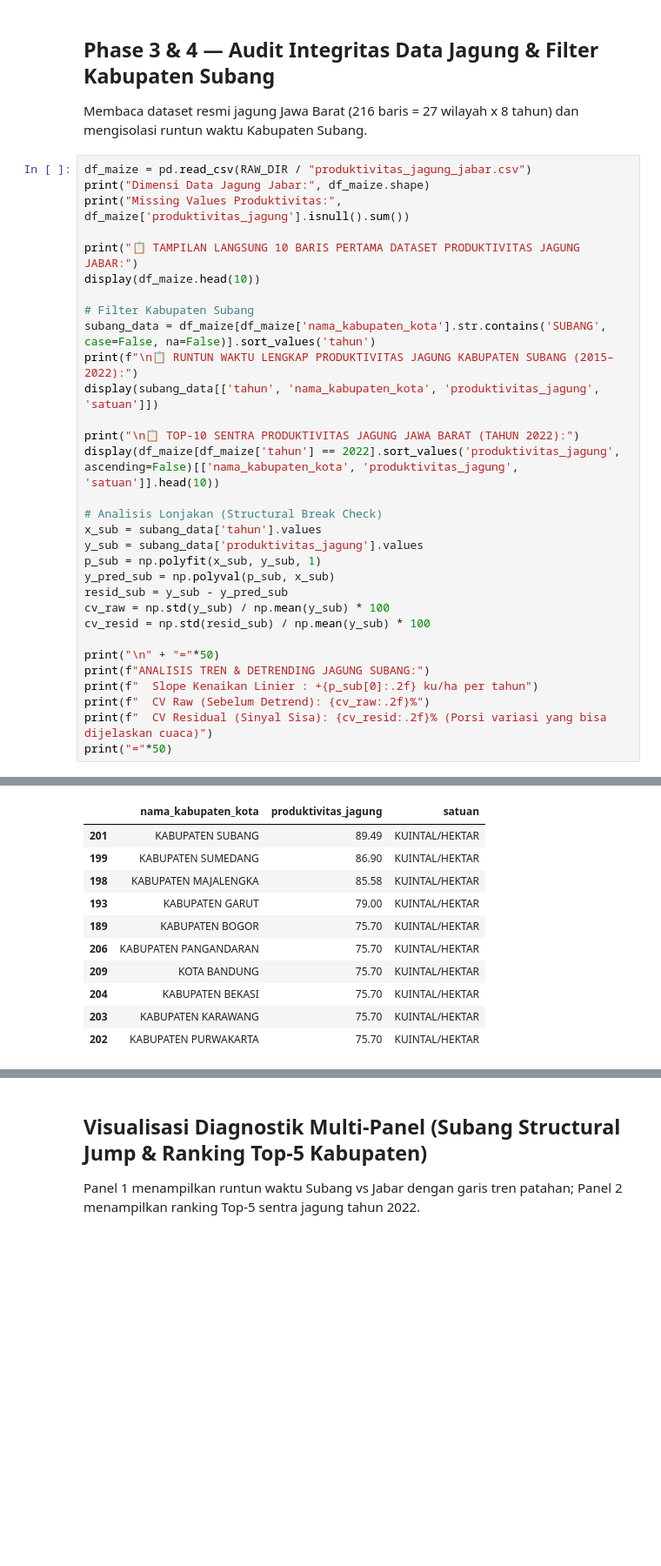
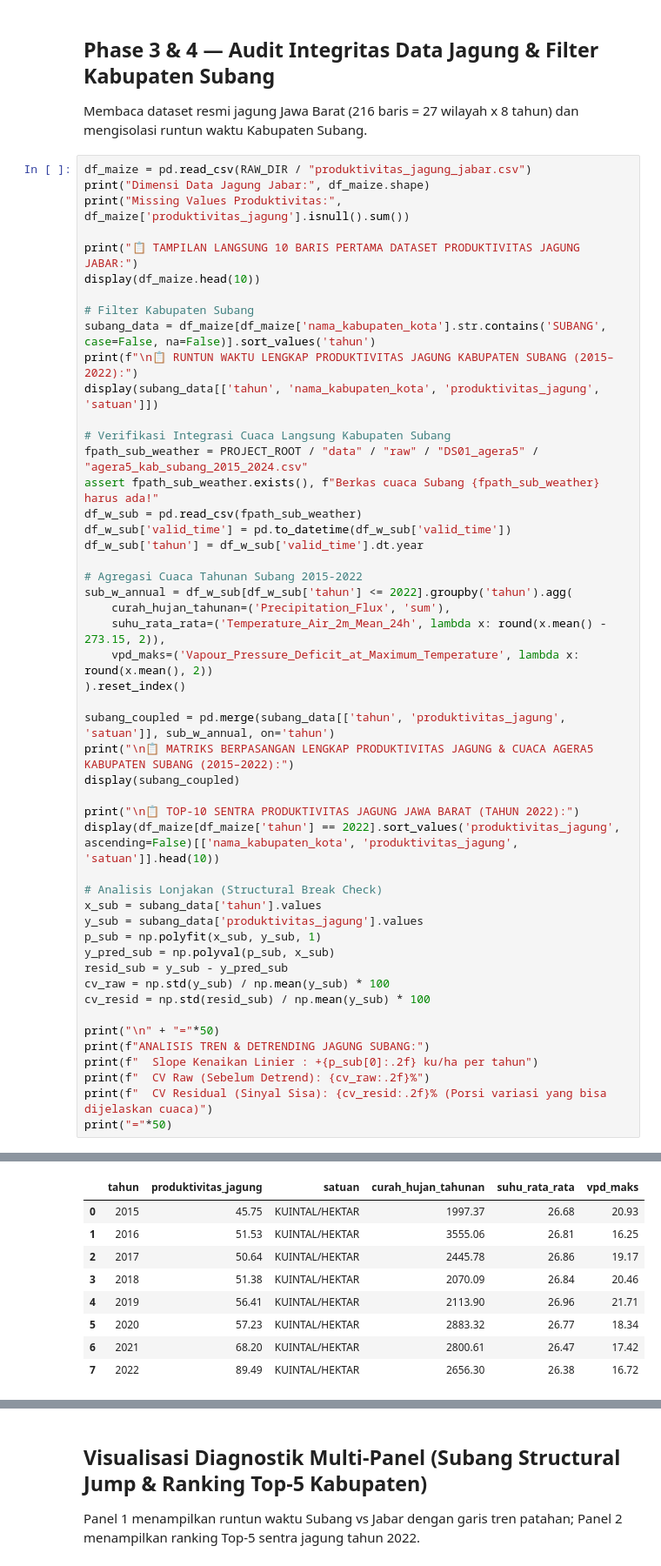
Before and after one commit to fathirrizkifadillah/research_taniadapt, a Jupyter notebook: notebook/05_subang_maize_productivity.ipynb, the cells around one changed output, grey strips where cells are left out. Shown at 87% size. Cells and saved outputs as stored; diff of their text form; blank space fills up the shorter version.

```diff
--- a/notebook/05_subang_maize_productivity.ipynb
+++ b/notebook/05_subang_maize_productivity.ipynb
@@ -41,6 +41,24 @@ display(df_maize.head(10))
 subang_data = df_maize[df_maize['nama_kabupaten_kota'].str.contains('SUBANG', case=False, na=False)].sort_values('tahun')
 print(f"\n📋 RUNTUN WAKTU LENGKAP PRODUKTIVITAS JAGUNG KABUPATEN SUBANG (2015–2022):")
 display(subang_data[['tahun', 'nama_kabupaten_kota', 'produktivitas_jagung', 'satuan']])
+
+# Verifikasi Integrasi Cuaca Langsung Kabupaten Subang
+fpath_sub_weather = PROJECT_ROOT / "data" / "raw" / "DS01_agera5" / "agera5_kab_subang_2015_2024.csv"
+assert fpath_sub_weather.exists(), f"Berkas cuaca Subang {fpath_sub_weather} harus ada!"
+df_w_sub = pd.read_csv(fpath_sub_weather)
+df_w_sub['valid_time'] = pd.to_datetime(df_w_sub['valid_time'])
+df_w_sub['tahun'] = df_w_sub['valid_time'].dt.year
+
+# Agregasi Cuaca Tahunan Subang 2015-2022
+sub_w_annual = df_w_sub[df_w_sub['tahun'] <= 2022].groupby('tahun').agg(
+    curah_hujan_tahunan=('Precipitation_Flux', 'sum'),
+    suhu_rata_rata=('Temperature_Air_2m_Mean_24h', lambda x: round(x.mean() - 273.15, 2)),
+    vpd_maks=('Vapour_Pressure_Deficit_at_Maximum_Temperature', lambda x: round(x.mean(), 2))
+).reset_index()
+
+subang_coupled = pd.merge(subang_data[['tahun', 'produktivitas_jagung', 'satuan']], sub_w_annual, on='tahun')
+print("\n📋 MATRIKS BERPASANGAN LENGKAP PRODUKTIVITAS JAGUNG & CUACA AGERA5 KABUPATEN SUBANG (2015–2022):")
+display(subang_coupled)
 
 print("\n📋 TOP-10 SENTRA PRODUKTIVITAS JAGUNG JAWA BARAT (TAHUN 2022):")
 display(df_maize[df_maize['tahun'] == 2022].sort_values('produktivitas_jagung', ascending=False)[['nama_kabupaten_kota', 'produktivitas_jagung', 'satuan']].head(10))
@@ -89,11 +107,9 @@ Missing Values Produktivitas: 0
-|  | nama_kabupaten_kota | produktivitas_jagung | satuan |
-| 201 | KABUPATEN SUBANG | 89.49 | KUINTAL/HEKTAR |
-| 199 | KABUPATEN SUMEDANG | 86.90 | KUINTAL/HEKTAR |
-| 198 | KABUPATEN MAJALENGKA | 85.58 | KUINTAL/HEKTAR |
-| 193 | KABUPATEN GARUT | 79.00 | KUINTAL/HEKTAR |
-| 189 | KABUPATEN BOGOR | 75.70 | KUINTAL/HEKTAR |
-| 206 | KABUPATEN PANGANDARAN | 75.70 | KUINTAL/HEKTAR |
-| 209 | KOTA BANDUNG | 75.70 | KUINTAL/HEKTAR |
-| 204 | KABUPATEN BEKASI | 75.70 | KUINTAL/HEKTAR |
-| 203 | KABUPATEN KARAWANG | 75.70 | KUINTAL/HEKTAR |
-| 202 | KABUPATEN PURWAKARTA | 75.70 | KUINTAL/HEKTAR |
+|  | tahun | produktivitas_jagung | satuan | curah_hujan_tahunan | suhu_rata_rata | vpd_maks |
+| 0 | 2015 | 45.75 | KUINTAL/HEKTAR | 1997.37 | 26.68 | 20.93 |
+| 1 | 2016 | 51.53 | KUINTAL/HEKTAR | 3555.06 | 26.81 | 16.25 |
+| 2 | 2017 | 50.64 | KUINTAL/HEKTAR | 2445.78 | 26.86 | 19.17 |
+| 3 | 2018 | 51.38 | KUINTAL/HEKTAR | 2070.09 | 26.84 | 20.46 |
+| 4 | 2019 | 56.41 | KUINTAL/HEKTAR | 2113.90 | 26.96 | 21.71 |
+| 5 | 2020 | 57.23 | KUINTAL/HEKTAR | 2883.32 | 26.77 | 18.34 |
+| 6 | 2021 | 68.20 | KUINTAL/HEKTAR | 2800.61 | 26.47 | 17.42 |
+| 7 | 2022 | 89.49 | KUINTAL/HEKTAR | 2656.30 | 26.38 | 16.72 |
```
Also changed, not shown: parts of 3 cells of this notebook, 29 other files.
